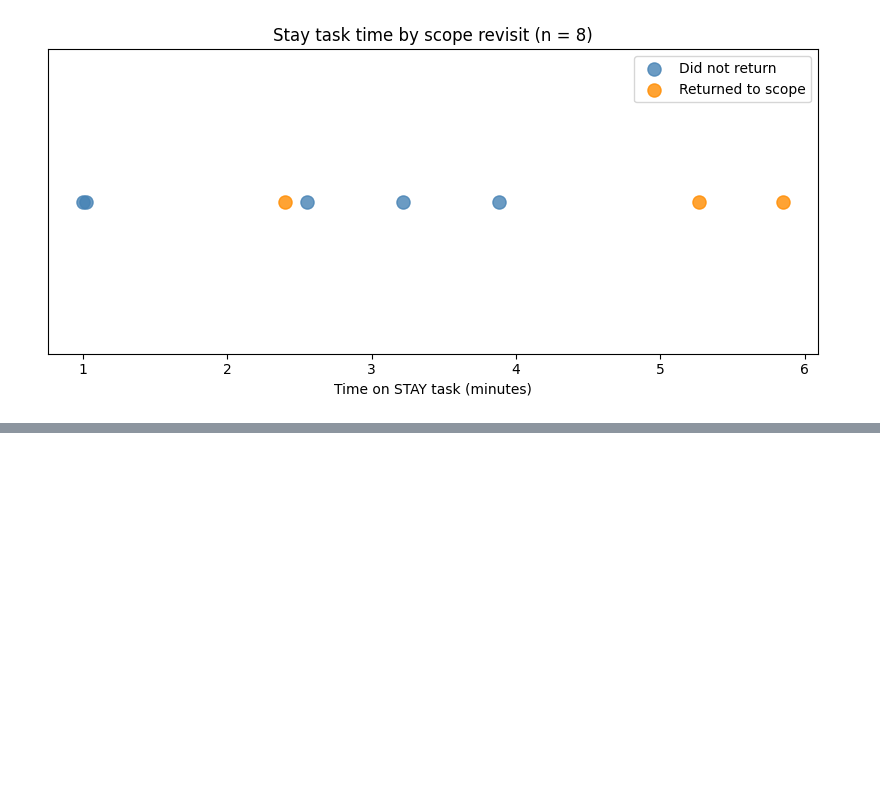
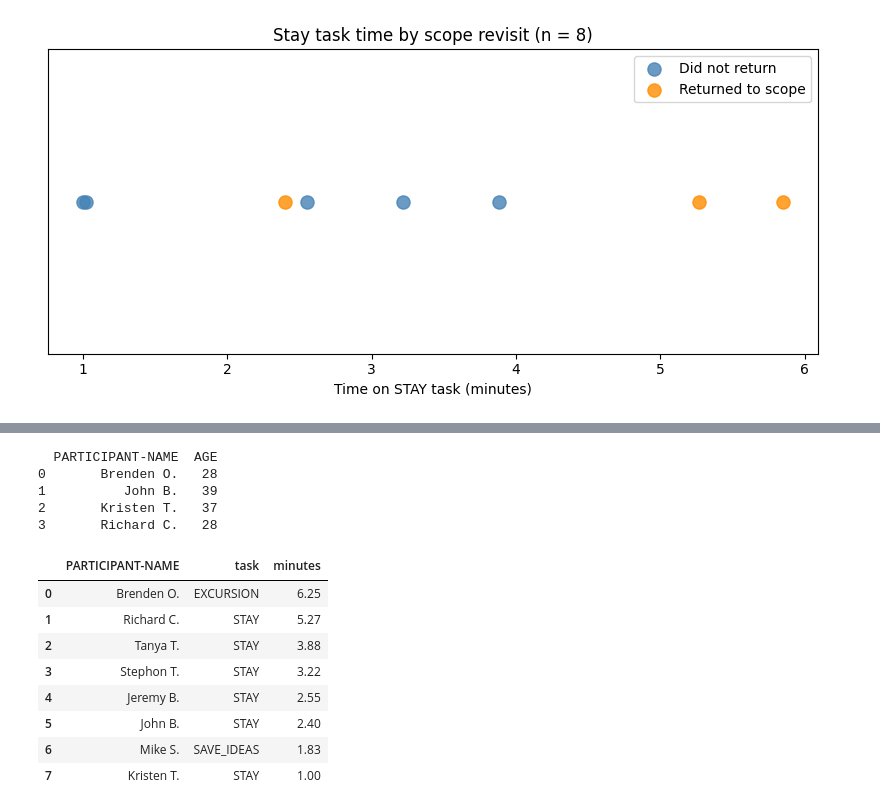
Before and after one commit to GabErves/URUT_Analysis, a Jupyter notebook: URUT_Analysis.ipynb, the cells around one changed output, grey strips where cells are left out. Drawn from its saved outputs; the diff is of its cells as text; code cells hidden in the pictures; blank space fills up the shorter version.

```diff
--- a/URUT_Analysis.ipynb
+++ b/URUT_Analysis.ipynb
@@ -527,0 +582,44 @@ plt.show()
+# %%
+import duckdb
+import pandas as pd
+import re
+
+# Corrected the query by adding 'FROM df' and fixing the SELECT statement
+result = duckdb.sql("""
+    SELECT "PARTICIPANT-NAME", AGE
+    FROM df
+    WHERE AGE < 40
+""").df()
+
+print(result)
+# %% [output]
+  PARTICIPANT-NAME  AGE
+0       Brenden O.   28
+1          John B.   39
+2       Kristen T.   37
+3       Richard C.   28
+# %%
+
+import duckdb
+import pandas as pd
+import re
+duckdb.sql("""
+    SELECT "PARTICIPANT-NAME", task, minutes
+    FROM (
+        SELECT *,
+               RANK() OVER (PARTITION BY "PARTICIPANT-NAME" ORDER BY minutes DESC) AS rnk
+        FROM long
+    )
+    WHERE rnk = 1
+    ORDER BY minutes DESC
+""").df()
+# %% [output]
+|  | PARTICIPANT-NAME | task | minutes |
+| 0 | Brenden O. | EXCURSION | 6.25 |
+| 1 | Richard C. | STAY | 5.27 |
+| 2 | Tanya T. | STAY | 3.88 |
+| 3 | Stephon T. | STAY | 3.22 |
+| 4 | Jeremy B. | STAY | 2.55 |
+| 5 | John B. | STAY | 2.40 |
+| 6 | Mike S. | SAVE_IDEAS | 1.83 |
+| 7 | Kristen T. | STAY | 1.00 |
```
Also changed, not shown: parts of 6 cells of this notebook.
